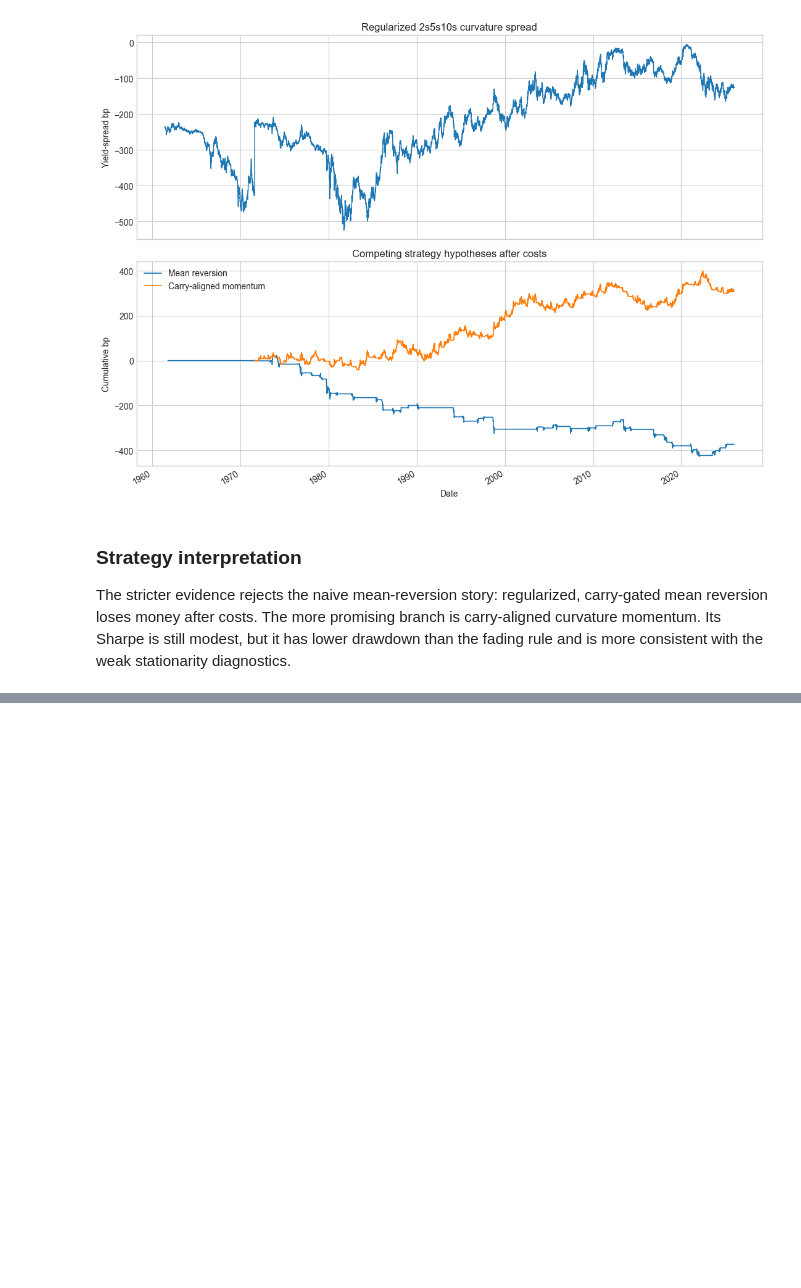
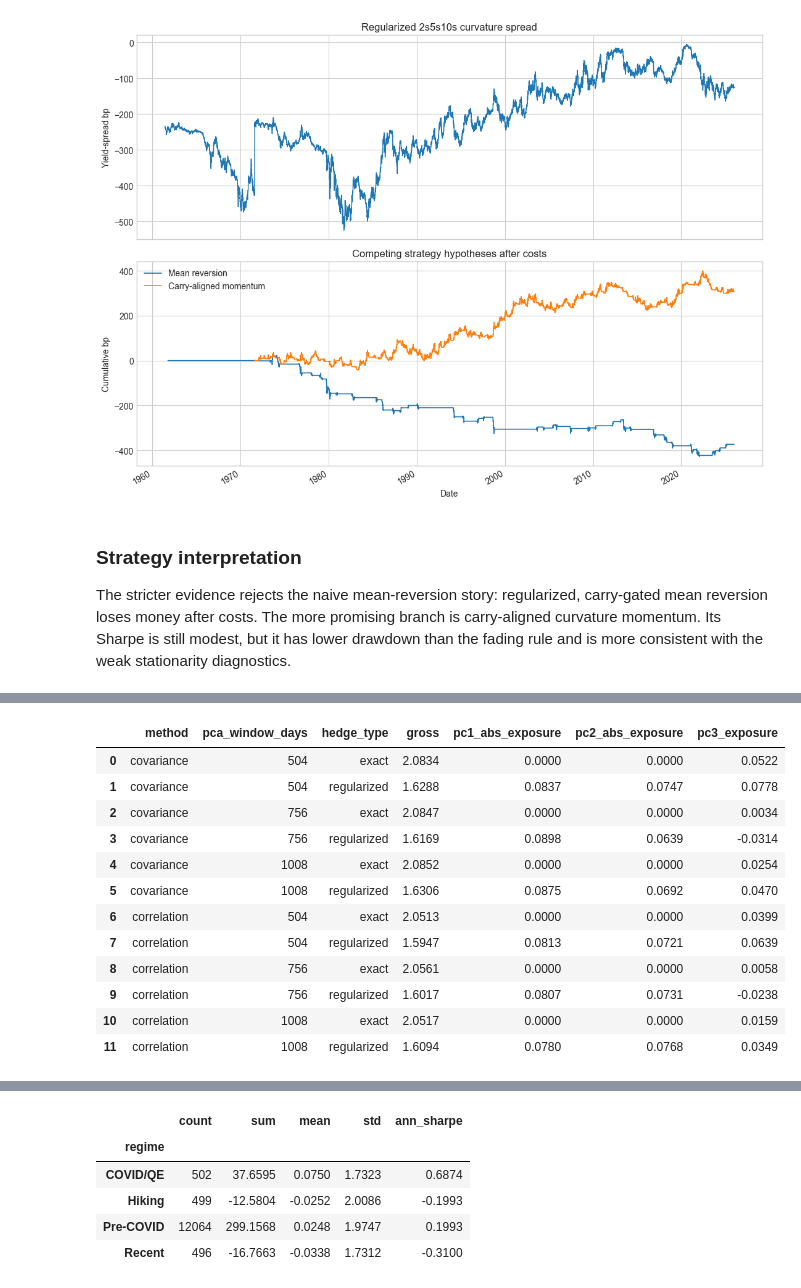
Before and after one commit to dhruvk1432/Fixed_Income_Project, a Jupyter notebook: Treasury_PCA_Butterfly_Relative_Value.ipynb, the cells around one changed output, grey strips where cells are left out. Cells and saved outputs as stored; diff of their text form; code cells hidden in the pictures; blank space fills up the shorter version.

```diff
--- a/Treasury_PCA_Butterfly_Relative_Value.ipynb
+++ b/Treasury_PCA_Butterfly_Relative_Value.ipynb
@@ -527,0 +664,74 @@ The stricter evidence rejects the naive mean-reversion story: regularized, carry
+# %%
+treasury_sensitivity_rows = []
+for method in ("covariance", "correlation"):
+    for pca_window in (504, 756, 1008):
+        window_fit = fit_pca(yields_bp.iloc[-pca_window:], method=method)
+        if not {2, 5, 10}.issubset(set(window_fit.loadings.index)):
+            continue
+        exact_w = solve_butterfly_weights(window_fit.loadings)
+        reg_w = solve_regularized_butterfly_weights(window_fit.loadings, gross_cap=3.0, ridge=0.10)
+        for hedge_type, hedge_w in ("exact", exact_w), ("regularized", reg_w):
+            exposures = factor_exposures(window_fit.loadings, hedge_w)
+            treasury_sensitivity_rows.append(
+                {
+                    "method": method,
+                    "pca_window_days": pca_window,
+                    "hedge_type": hedge_type,
+                    "gross": hedge_w.abs().sum(),
+                    "pc1_abs_exposure": abs(exposures.get("PC1", np.nan)),
+                    "pc2_abs_exposure": abs(exposures.get("PC2", np.nan)),
+                    "pc3_exposure": exposures.get("PC3", np.nan),
+                }
+            )
+
+treasury_hedge_sensitivity = pd.DataFrame(treasury_sensitivity_rows)
+display(treasury_hedge_sensitivity.round(4))
+
+momentum_sensitivity_rows = []
+for lookback in (21, 63, 126):
+    for carry_gate in (True, False):
+        for cost in (0.01, 0.03, 0.05):
+            bt = curvature_momentum_carry_backtest(
+                regularized_spread,
+                regularized_carry,
+                momentum_lookback=lookback,
+                carry_agreement=carry_gate,
+                transaction_cost_bp=cost,
+            )
+            momentum_sensitivity_rows.append(
+                {
+                    "momentum_lookback": lookback,
+                    "carry_gate": carry_gate,
+                    "transaction_cost_bp": cost,
+                    **performance_stats(bt),
+                }
+            )
+
+momentum_sensitivity = pd.DataFrame(momentum_sensitivity_rows)
+display(
+    momentum_sensitivity.pivot_table(
+        index=["momentum_lookback", "carry_gate"],
+        columns="transaction_cost_bp",
+        values="ann_sharpe",
+    ).round(3)
+)
+
+regime_table = carry_momentum_bt.copy()
+regime_table["regime"] = [regime(date) for date in regime_table.index]
+regime_summary = regime_table.groupby("regime")["net_pnl"].agg(["count", "sum", "mean", "std"])
+regime_summary["ann_sharpe"] = regime_summary["mean"] / regime_summary["std"] * np.sqrt(252)
+display(regime_summary.round(4))
+# %% [output]
+|  | method | pca_window_days | hedge_type | gross | pc1_abs_exposure | pc2_abs_exposure | pc3_exposure |
+| 0 | covariance | 504 | exact | 2.0834 | 0.0000 | 0.0000 | 0.0522 |
+| 1 | covariance | 504 | regularized | 1.6288 | 0.0837 | 0.0747 | 0.0778 |
+| 2 | covariance | 756 | exact | 2.0847 | 0.0000 | 0.0000 | 0.0034 |
+| 3 | covariance | 756 | regularized | 1.6169 | 0.0898 | 0.0639 | -0.0314 |
+| 4 | covariance | 1008 | exact | 2.0852 | 0.0000 | 0.0000 | 0.0254 |
+| 5 | covariance | 1008 | regularized | 1.6306 | 0.0875 | 0.0692 | 0.0470 |
+| 6 | correlation | 504 | exact | 2.0513 | 0.0000 | 0.0000 | 0.0399 |
+| 7 | correlation | 504 | regularized | 1.5947 | 0.0813 | 0.0721 | 0.0639 |
+| 8 | correlation | 756 | exact | 2.0561 | 0.0000 | 0.0000 | 0.0058 |
+| 9 | correlation | 756 | regularized | 1.6017 | 0.0807 | 0.0731 | -0.0238 |
+| 10 | correlation | 1008 | exact | 2.0517 | 0.0000 | 0.0000 | 0.0159 |
+| 11 | correlation | 1008 | regularized | 1.6094 | 0.0780 | 0.0768 | 0.0349 |
@@ -527,0 +746,6 @@ The stricter evidence rejects the naive mean-reversion story: regularized, carry
+|  | count | sum | mean | std | ann_sharpe |
+| regime |  |  |  |  |  |
+| COVID/QE | 502 | 37.6595 | 0.0750 | 1.7323 | 0.6874 |
+| Hiking | 499 | -12.5804 | -0.0252 | 2.0086 | -0.1993 |
+| Pre-COVID | 12064 | 299.1568 | 0.0248 | 1.9747 | 0.1993 |
+| Recent | 496 | -16.7663 | -0.0338 | 1.7312 | -0.3100 |
```
Also changed, not shown: parts of 7 cells of this notebook, 6 other files.
